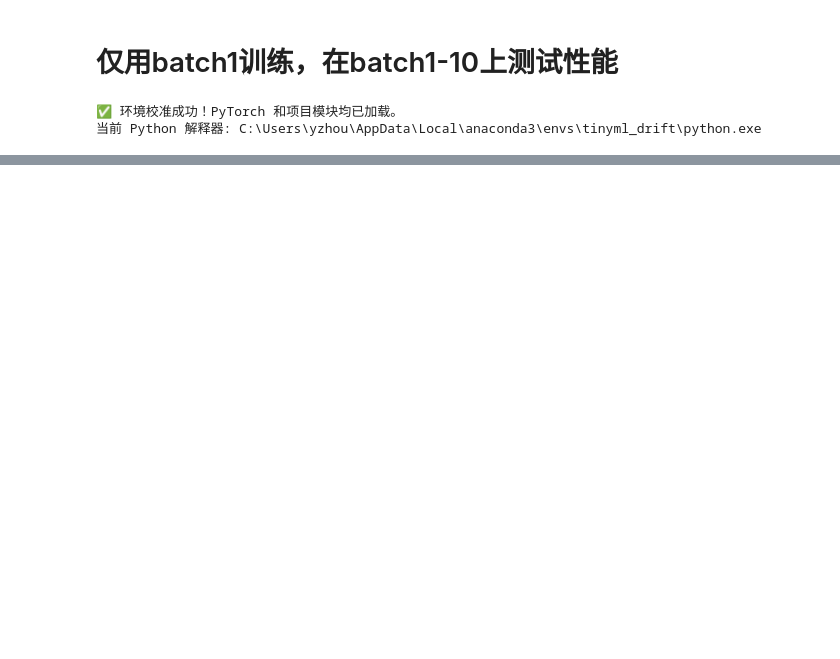
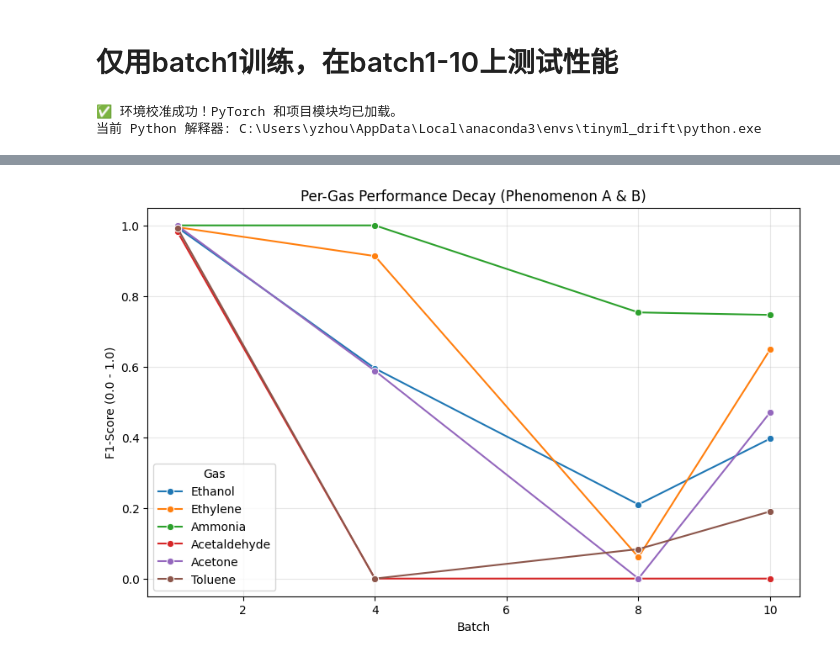
Before and after one commit to YijunHakuna/TinyML_Gas_Drift, a Jupyter notebook: Notebooks/W1_Baseline_Benchmark.ipynb, the cells around one changed output, grey strips where cells are left out. Drawn from its saved outputs; the diff is of its cells as text; code cells hidden in the pictures; blank space fills up the shorter version.

```diff
--- a/Notebooks/W1_Baseline_Benchmark.ipynb
+++ b/Notebooks/W1_Baseline_Benchmark.ipynb
@@ -121,0 +122,62 @@ Batch 10 | 准确率:  43.22%
+# %%
+from sklearn.metrics import classification_report
+import pandas as pd
+import seaborn as sns
+import torch
+
+# ---------------------------------------------------------
+# 修复 A: 定义 datasets 字典，让函数能找到你的 scaler
+# ---------------------------------------------------------
+datasets = {'scaler': scaler}
+
+def analyze_class_decay(model, loader, datasets):
+    results = []
+    # 类别映射 (UCI 原始标签 1-6)
+    target_names = ['Ethanol', 'Ethylene', 'Ammonia', 'Acetaldehyde', 'Acetone', 'Toluene']
+
+    # 评估几个关键时间点 (Day 5 任务)
+    test_batches = [1, 4, 8, 10]
+
+    model.eval() # 切换到评估模式
+    scaler = datasets['scaler']
+
+    for bid in test_batches:
+        # 加载并标准化
+        X_raw, y_raw = loader.load_batch(bid)
+        X_norm = scaler.transform(X_raw)
+
+        # 修复 B: 适配 PyTorch 推理逻辑 (代替 model.predict)
+        X_tensor = torch.FloatTensor(X_norm)
+        with torch.no_grad():
+            outputs = model(X_tensor)
+            _, predicted = torch.max(outputs, 1)
+            y_pred = predicted.numpy()
+
+        # 获取各类别 F1-Score
+        # 注意：UCI 标签 1-6 需要对应模型输出 0-5，因此 classification_report 需指定 labels
+        report = classification_report(y_raw, y_pred,
+                                       target_names=target_names,
+                                       labels=range(6),
+                                       output_dict=True,
+                                       zero_division=0)
+
+        for label in target_names:
+            results.append({
+                'Batch': bid,
+                'Gas': label,
+                'F1-Score': report[label]['f1-score']
+            })
+
+    # 2. 绘图
+    df_res = pd.DataFrame(results)
+    plt.figure(figsize=(10, 6))
+    sns.lineplot(data=df_res, x='Batch', y='F1-Score', hue='Gas', marker='o')
+    plt.title("Per-Gas Performance Decay (Phenomenon A & B)")
+    plt.ylabel("F1-Score (0.0 - 1.0)")
+    plt.grid(True, alpha=0.3)
+    plt.show()
+
+# 执行分析
+analyze_class_decay(model, loader, datasets)
+# %% [output]
+[figure, added]
```
Also changed, not shown: parts of 8 cells of this notebook, 4 other files.
